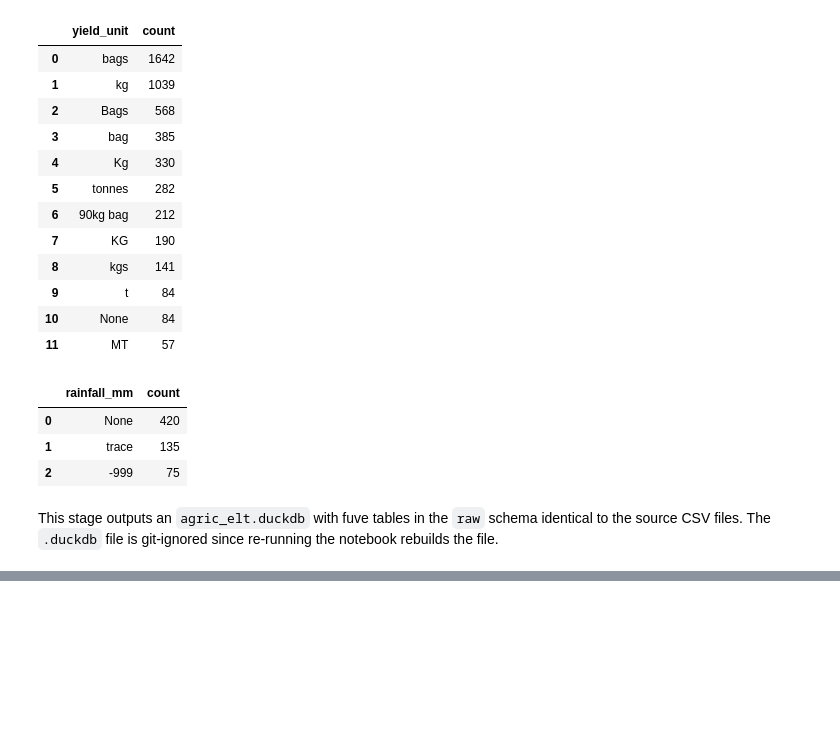
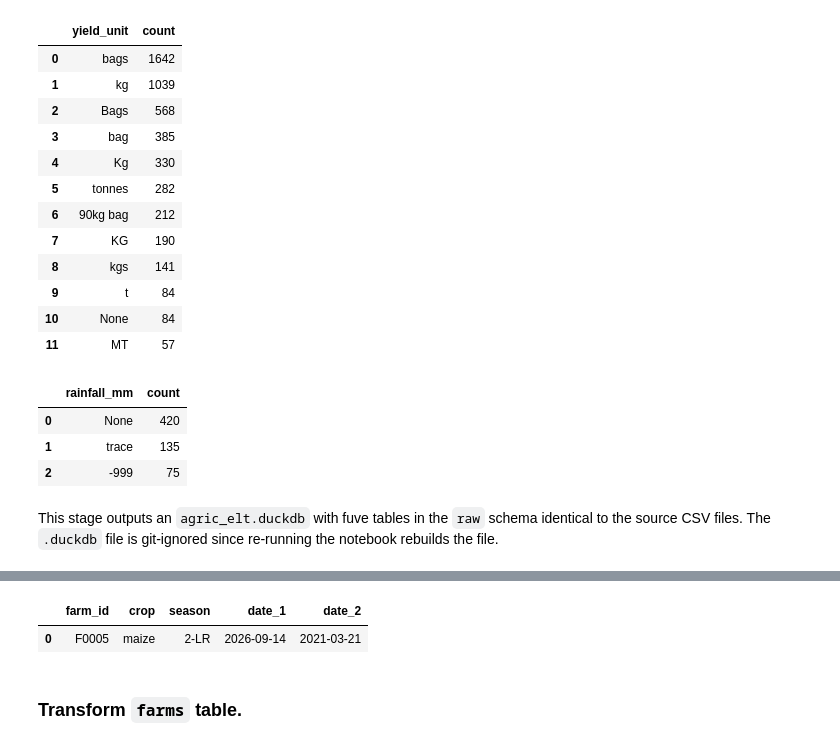
Before and after one commit to edi-kanyua/Predictive-Modeling-in-Agriculture, a Jupyter notebook: Agriculture_ELT.ipynb, the cells around one changed output, grey strips where cells are left out. Drawn from its saved outputs; the diff is of its cells as text; code cells hidden in the pictures; blank space fills up the shorter version.

Commit message:
Define cleaning functions

```diff
--- a/Agriculture_ELT.ipynb
+++ b/Agriculture_ELT.ipynb
@@ -228,0 +250,62 @@ This stage outputs an `agric_elt.duckdb` with fuve tables in the `raw` schema id
+# %%
+# Farms IDS: Standardise spelling formats e.g f0002, F-0002 and "F0002 " >> become F0002
+conn.sql(
+    """
+      CREATE OR REPLACE MACRO clean_farm_id(x) AS
+        upper(regexp_replace(trim(x), '[^A-Za-z0-9]', '', 'g'))
+    """
+)
+
+# Correct misspelt crop names; aliases such as corn should be tranformed to maize
+conn.sql(
+    """
+      CREATE OR REPLACE MACRO clean_crop(x) AS
+        CASE lower(trim(x))
+          WHEN 'corn' THEN 'maize'
+          WHEN 'bean' THEN 'beans'
+          WHEN 'sorgum' THEN 'sorghum'
+          WHEN 'wheat grain' THEN 'wheat'
+        END
+    """
+)
+
+# Varying season labels:
+# '2023 Long Rains', 'LR2023', '2023 LR' e.t.c >> become 2023-LR
+conn.sql(
+    """
+      CREATE OR REPLACE MACRO clean_season(x) AS
+        regexp_extract(x, '[0-9{4}]', 0) || '-' ||
+        CASE WHEN lower(x) LIKE '%short%' OR upper(x) LIKE '%SR%' THEN 'SR'
+             WHEN lower(x) LIKE '%long%' OR upper(x) LIKE '%LR%' THEN 'LR'
+        END
+    """
+)
+
+# Clean and standardize date formats
+conn.sql(
+    """
+      CREATE OR REPLACE MACRO parse_date(x) AS
+        CAST(COALESCE(
+            TRY_STRPTIME(x, '%Y-%m-%d'),
+            TRY_STRPTIME(x, '%d/%m/%Y'),
+            TRY_STRPTIME(x, '%d-%b-%y'),
+            TRY_STRPTIME(x, '%b %d, %Y')
+        ) AS Date)
+    """
+)
+
+# Quick test
+conn.sql(
+    """
+      SELECT clean_farm_id('f-0005 ') AS farm_id,
+        clean_crop('corn') AS crop,
+        clean_season('2023 Long Rains') AS season,
+        parse_date('14-Sep-26') AS date_1,
+        parse_date('2021-03-21') AS date_2
+    """
+).df()
+# %% [output]
+|  | farm_id | crop | season | date_1 | date_2 |
+| 0 | F0005 | maize | 2-LR | 2026-09-14 | 2021-03-21 |
+# %% [markdown]
+### Transform `farms` table.
```
Also changed, not shown: parts of 5 cells of this notebook.
